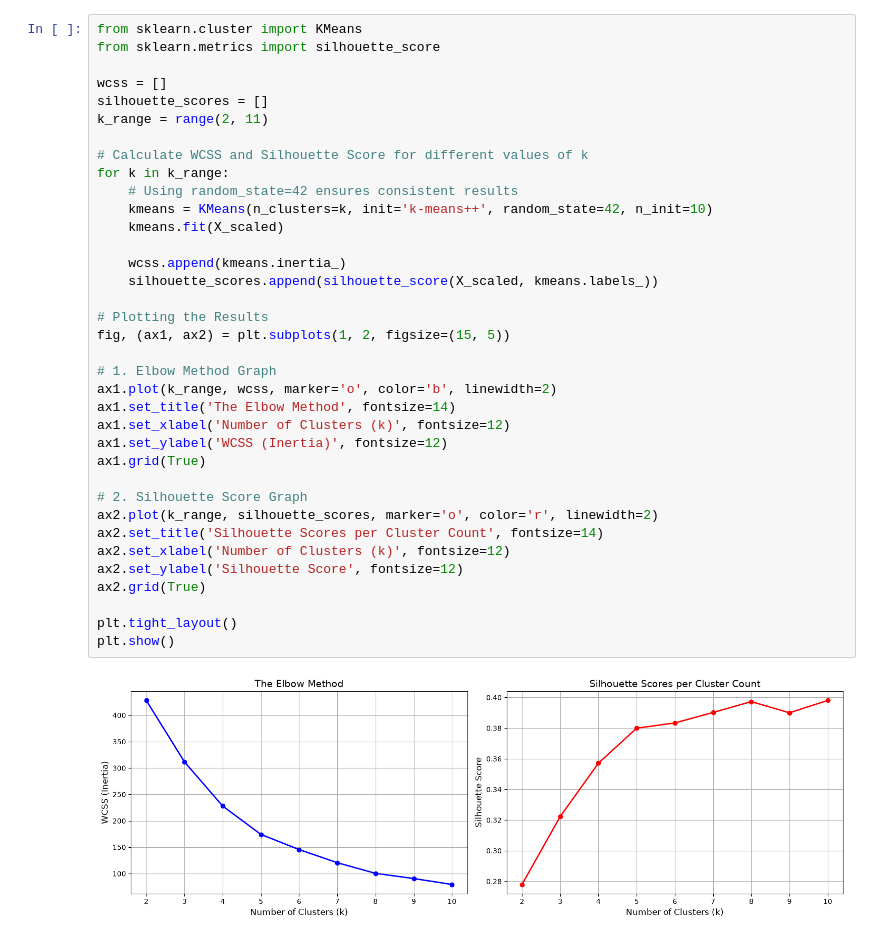
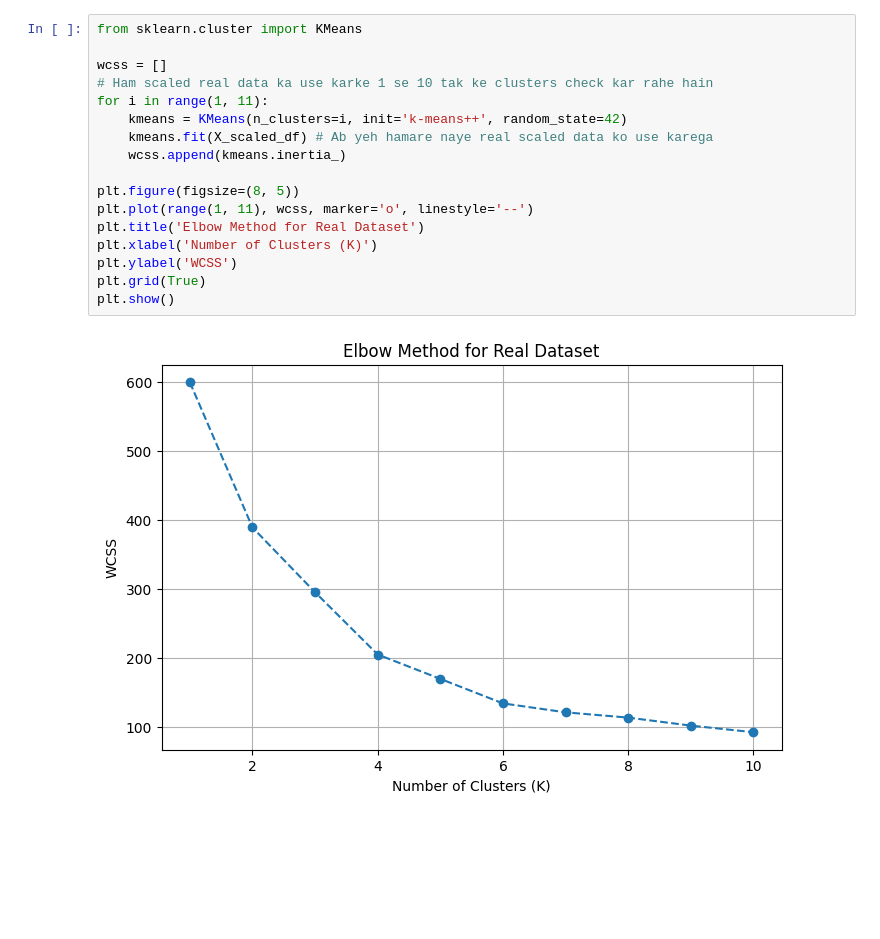
Before and after one commit to Priyanshi516/Customer-Segmentation-Clustering, a Jupyter notebook: Untitled.ipynb, the cells around one changed output. Saved outputs shown, nothing was run; the diff lists cells and outputs as text; blank space fills up the shorter version.

```diff
--- a/Untitled.ipynb
+++ b/Untitled.ipynb
@@ -73,39 +47,20 @@ print(X_scaled_df.head())
 # %%
 from sklearn.cluster import KMeans
-from sklearn.metrics import silhouette_score
 
 wcss = []
-silhouette_scores = []
-k_range = range(2, 11)
+# Ham scaled real data ka use karke 1 se 10 tak ke clusters check kar rahe hain
+for i in range(1, 11):
+    kmeans = KMeans(n_clusters=i, init='k-means++', random_state=42)
+    kmeans.fit(X_scaled_df) # Ab yeh hamare naye real scaled data ko use karega
+    wcss.append(kmeans.inertia_)
 
-# Calculate WCSS and Silhouette Score for different values of k
-for k in k_range:
-    # Using random_state=42 ensures consistent results
-    kmeans = KMeans(n_clusters=k, init='k-means++', random_state=42, n_init=10)
-    kmeans.fit(X_scaled)
-
-    wcss.append(kmeans.inertia_)
-    silhouette_scores.append(silhouette_score(X_scaled, kmeans.labels_))
-
-# Plotting the Results
-fig, (ax1, ax2) = plt.subplots(1, 2, figsize=(15, 5))
-
-# 1. Elbow Method Graph
-ax1.plot(k_range, wcss, marker='o', color='b', linewidth=2)
-ax1.set_title('The Elbow Method', fontsize=14)
-ax1.set_xlabel('Number of Clusters (k)', fontsize=12)
-ax1.set_ylabel('WCSS (Inertia)', fontsize=12)
-ax1.grid(True)
-
-# 2. Silhouette Score Graph
-ax2.plot(k_range, silhouette_scores, marker='o', color='r', linewidth=2)
-ax2.set_title('Silhouette Scores per Cluster Count', fontsize=14)
-ax2.set_xlabel('Number of Clusters (k)', fontsize=12)
-ax2.set_ylabel('Silhouette Score', fontsize=12)
-ax2.grid(True)
-
-plt.tight_layout()
+plt.figure(figsize=(8, 5))
+plt.plot(range(1, 11), wcss, marker='o', linestyle='--')
+plt.title('Elbow Method for Real Dataset')
+plt.xlabel('Number of Clusters (K)')
+plt.ylabel('WCSS')
+plt.grid(True)
 plt.show()
 # %% [output]
-[figure, old version]
+[figure, new version]
 # %%
```
Also changed, not shown: parts of 6 cells of this notebook, 2 other files.
